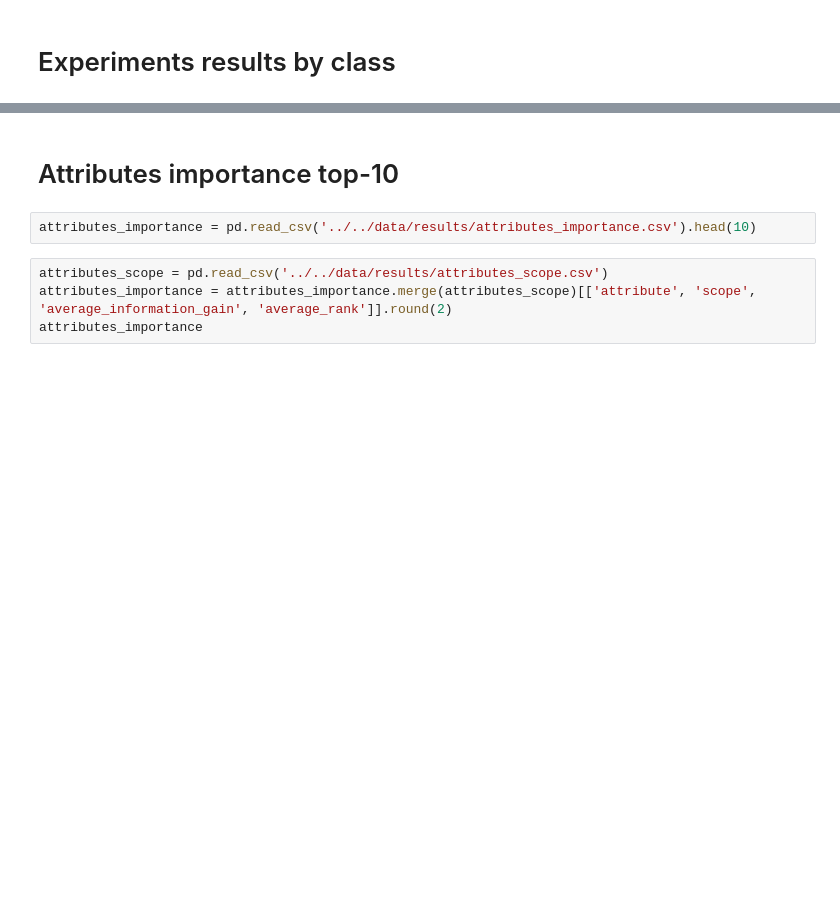
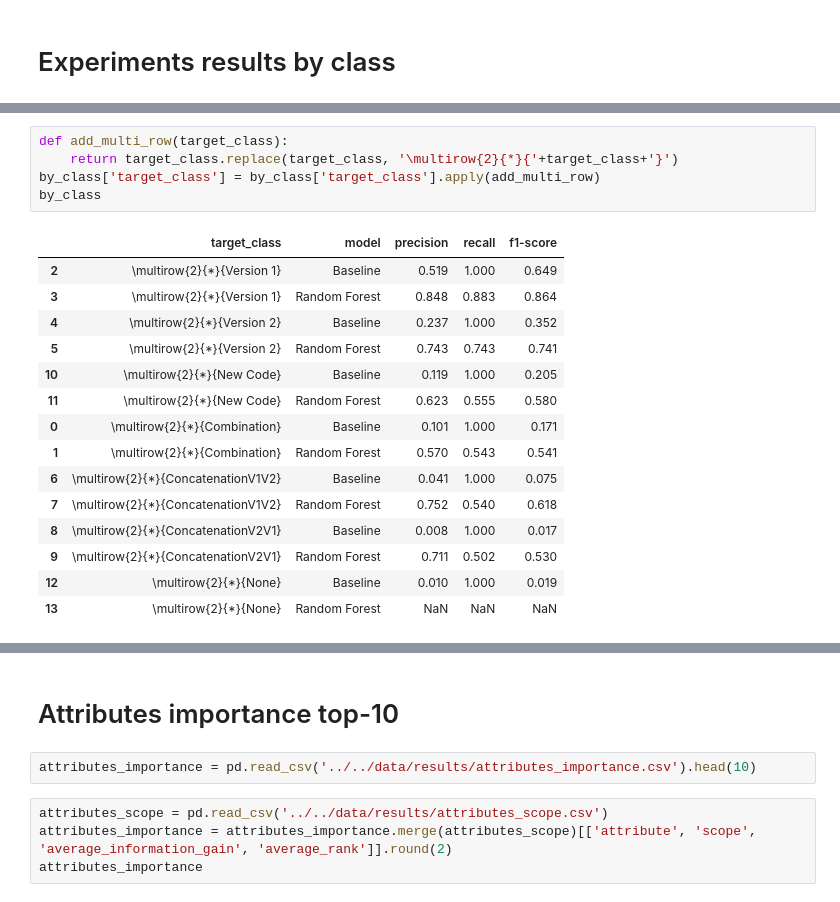
Before and after one commit to gems-uff/mestre, a Jupyter notebook: scripts/paper/tables.ipynb, the cells around one changed output, grey strips where cells are left out. Drawn from its saved outputs; the diff is of its cells as text; blank space fills up the shorter version.

```diff
--- a/scripts/paper/tables.ipynb
+++ b/scripts/paper/tables.ipynb
@@ -251 +757,22 @@ by_class
+# %%
+def add_multi_row(target_class):
+    return target_class.replace(target_class, '\multirow{2}{*}{'+target_class+'}')
+by_class['target_class'] = by_class['target_class'].apply(add_multi_row)
+by_class
+# %% [output]
+|  | target_class | model | precision | recall | f1-score |
+| 2 | \multirow{2}{*}{Version 1} | Baseline | 0.519 | 1.000 | 0.649 |
+| 3 | \multirow{2}{*}{Version 1} | Random Forest | 0.848 | 0.883 | 0.864 |
+| 4 | \multirow{2}{*}{Version 2} | Baseline | 0.237 | 1.000 | 0.352 |
+| 5 | \multirow{2}{*}{Version 2} | Random Forest | 0.743 | 0.743 | 0.741 |
+| 10 | \multirow{2}{*}{New Code} | Baseline | 0.119 | 1.000 | 0.205 |
+| 11 | \multirow{2}{*}{New Code} | Random Forest | 0.623 | 0.555 | 0.580 |
+| 0 | \multirow{2}{*}{Combination} | Baseline | 0.101 | 1.000 | 0.171 |
+| 1 | \multirow{2}{*}{Combination} | Random Forest | 0.570 | 0.543 | 0.541 |
+| 6 | \multirow{2}{*}{ConcatenationV1V2} | Baseline | 0.041 | 1.000 | 0.075 |
+| 7 | \multirow{2}{*}{ConcatenationV1V2} | Random Forest | 0.752 | 0.540 | 0.618 |
+| 8 | \multirow{2}{*}{ConcatenationV2V1} | Baseline | 0.008 | 1.000 | 0.017 |
+| 9 | \multirow{2}{*}{ConcatenationV2V1} | Random Forest | 0.711 | 0.502 | 0.530 |
+| 12 | \multirow{2}{*}{None} | Baseline | 0.010 | 1.000 | 0.019 |
+| 13 | \multirow{2}{*}{None} | Random Forest | NaN | NaN | NaN |
 # %%
```
Also changed, not shown: parts of 79 cells of this notebook, 2 other files.
